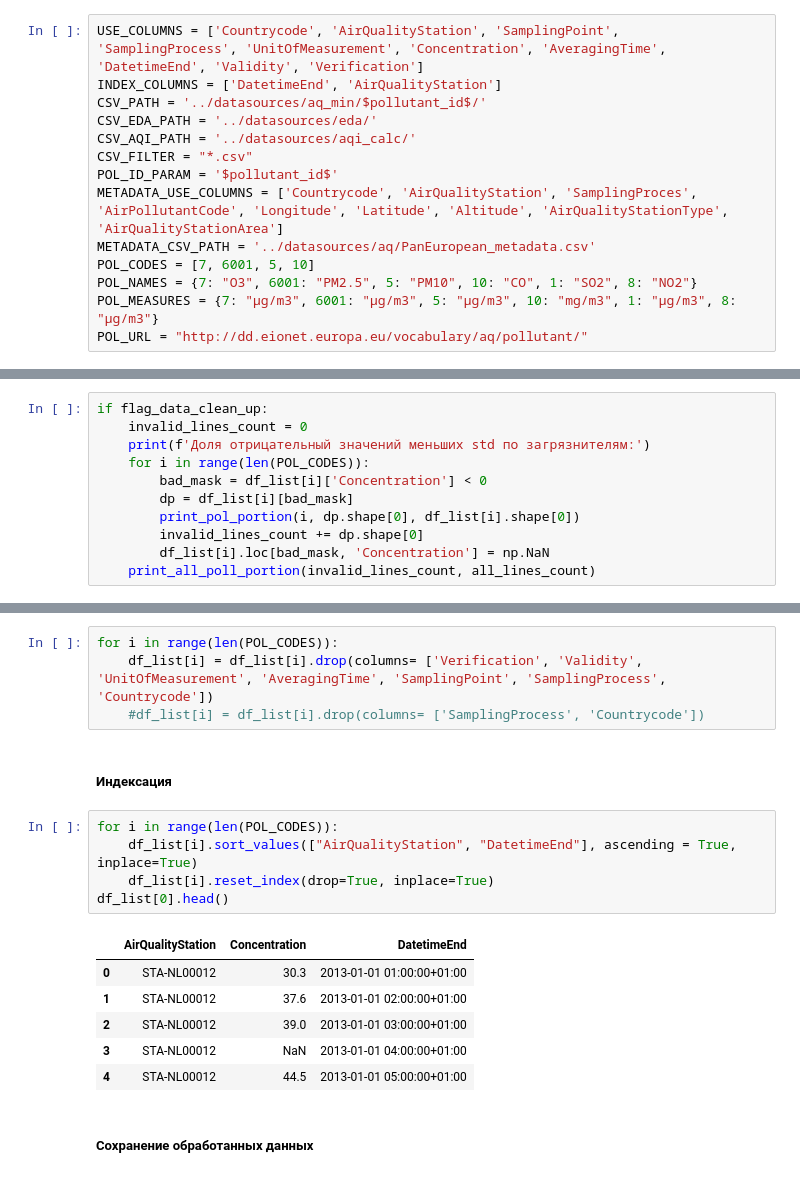
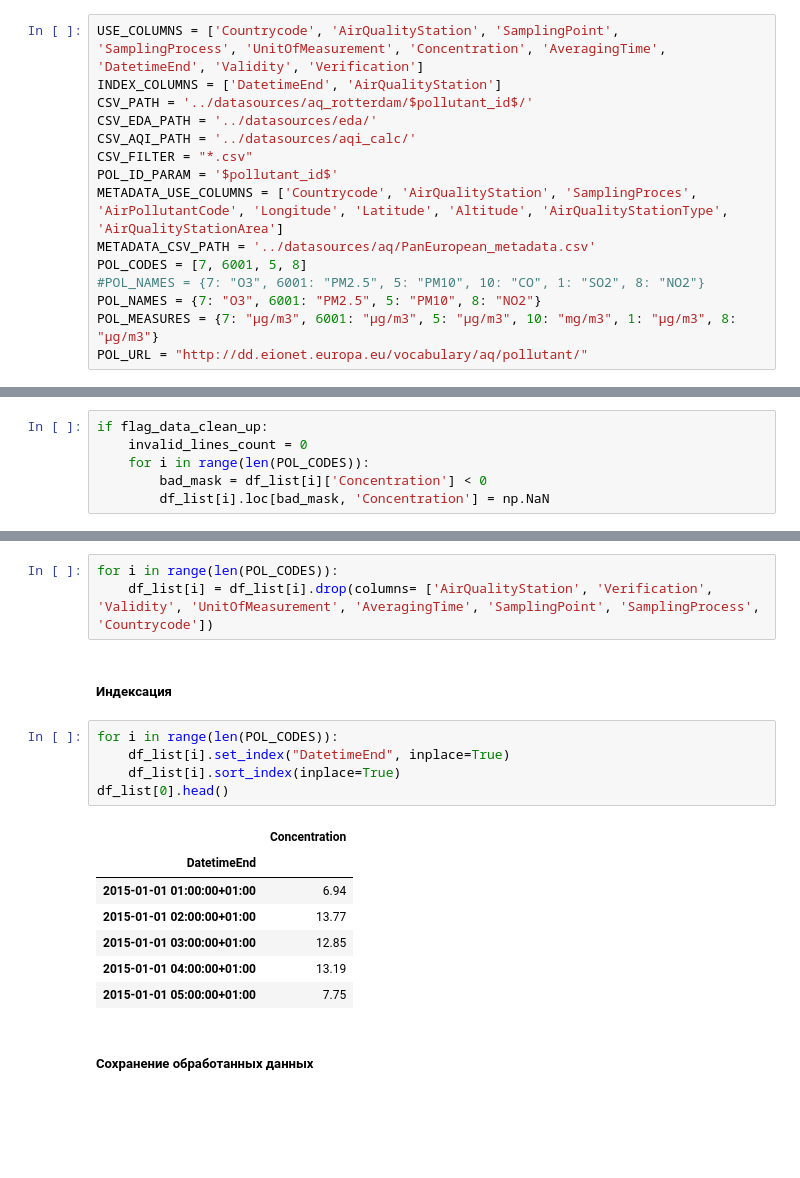
Before and after one commit to AlexandraNasonova/air_pollution_predict, a Jupyter notebook: airpollpredictor/eda/aqeda_short_aqi.ipynb, the cells around one changed output, grey strips where cells are left out. Saved outputs shown, nothing was run; the diff lists cells and outputs as text; blank space fills up the shorter version.

```diff
--- a/airpollpredictor/eda/aqeda_short_aqi.ipynb
+++ b/airpollpredictor/eda/aqeda_short_aqi.ipynb
@@ -17,15 +17,16 @@ pd.set_option('display.width', 1000)
 # %%
 USE_COLUMNS = ['Countrycode', 'AirQualityStation', 'SamplingPoint', 'SamplingProcess', 'UnitOfMeasurement', 'Concentration', 'AveragingTime', 'DatetimeEnd', 'Validity', 'Verification']
 INDEX_COLUMNS = ['DatetimeEnd', 'AirQualityStation']
-CSV_PATH = '../datasources/aq_min/$pollutant_id$/'
+CSV_PATH = '../datasources/aq_rotterdam/$pollutant_id$/'
 CSV_EDA_PATH = '../datasources/eda/'
 CSV_AQI_PATH = '../datasources/aqi_calc/'
 CSV_FILTER = "*.csv"
 POL_ID_PARAM = '$pollutant_id$'
 METADATA_USE_COLUMNS = ['Countrycode', 'AirQualityStation', 'SamplingProces', 'AirPollutantCode', 'Longitude', 'Latitude', 'Altitude', 'AirQualityStationType', 'AirQualityStationArea']
 METADATA_CSV_PATH = '../datasources/aq/PanEuropean_metadata.csv'
-POL_CODES = [7, 6001, 5, 10]
-POL_NAMES = {7: "O3", 6001: "PM2.5", 5: "PM10", 10: "CO", 1: "SO2", 8: "NO2"}
+POL_CODES = [7, 6001, 5, 8]
+#POL_NAMES = {7: "O3", 6001: "PM2.5", 5: "PM10", 10: "CO", 1: "SO2", 8: "NO2"}
+POL_NAMES = {7: "O3", 6001: "PM2.5", 5: "PM10", 8: "NO2"}
 POL_MEASURES = {7: "µg/m3", 6001: "µg/m3", 5: "µg/m3", 10: "mg/m3", 1: "µg/m3", 8: "µg/m3"}
 POL_URL = "http://dd.eionet.europa.eu/vocabulary/aq/pollutant/"
 # %%
@@ -358,11 +364,6 @@ plt.subplots_adjust(hspace=0.4)
 # %%
 if flag_data_clean_up:
     invalid_lines_count = 0
-    print(f'Доля отрицательный значений меньших std по загрязнителям:')
     for i in range(len(POL_CODES)):
         bad_mask = df_list[i]['Concentration'] < 0
-        dp = df_list[i][bad_mask]
-        print_pol_portion(i, dp.shape[0], df_list[i].shape[0])
-        invalid_lines_count += dp.shape[0]
         df_list[i].loc[bad_mask, 'Concentration'] = np.NaN
-    print_all_poll_portion(invalid_lines_count, all_lines_count)
@@ -436,21 +430,21 @@ if flag_data_clean_up:
 ##### Удаление столбцов Verification, Validity, UnitOfMeasurement, AveragingTime, SamplingPoint
 # %%
 for i in range(len(POL_CODES)):
-    df_list[i] = df_list[i].drop(columns= ['Verification', 'Validity', 'UnitOfMeasurement', 'AveragingTime', 'SamplingPoint', 'SamplingProcess', 'Countrycode'])
-    #df_list[i] = df_list[i].drop(columns= ['SamplingProcess', 'Countrycode'])
+    df_list[i] = df_list[i].drop(columns= ['AirQualityStation', 'Verification', 'Validity', 'UnitOfMeasurement', 'AveragingTime', 'SamplingPoint', 'SamplingProcess', 'Countrycode'])
 # %% [markdown]
 ##### Индексация
 # %%
 for i in range(len(POL_CODES)):
-    df_list[i].sort_values(["AirQualityStation", "DatetimeEnd"], ascending = True, inplace=True)
-    df_list[i].reset_index(drop=True, inplace=True)
+    df_list[i].set_index("DatetimeEnd", inplace=True)
+    df_list[i].sort_index(inplace=True)
 df_list[0].head()
 # %% [output]
-|  | AirQualityStation | Concentration | DatetimeEnd |
-| 0 | STA-NL00012 | 30.3 | 2013-01-01 01:00:00+01:00 |
-| 1 | STA-NL00012 | 37.6 | 2013-01-01 02:00:00+01:00 |
-| 2 | STA-NL00012 | 39.0 | 2013-01-01 03:00:00+01:00 |
-| 3 | STA-NL00012 | NaN | 2013-01-01 04:00:00+01:00 |
-| 4 | STA-NL00012 | 44.5 | 2013-01-01 05:00:00+01:00 |
+|  | Concentration |
+| DatetimeEnd |  |
+| 2015-01-01 01:00:00+01:00 | 6.94 |
+| 2015-01-01 02:00:00+01:00 | 13.77 |
+| 2015-01-01 03:00:00+01:00 | 12.85 |
+| 2015-01-01 04:00:00+01:00 | 13.19 |
+| 2015-01-01 05:00:00+01:00 | 7.75 |
 # %% [markdown]
 ##### Сохранение обработанных данных
```
Also changed, not shown: parts of 27 cells of this notebook, 11 other files.
